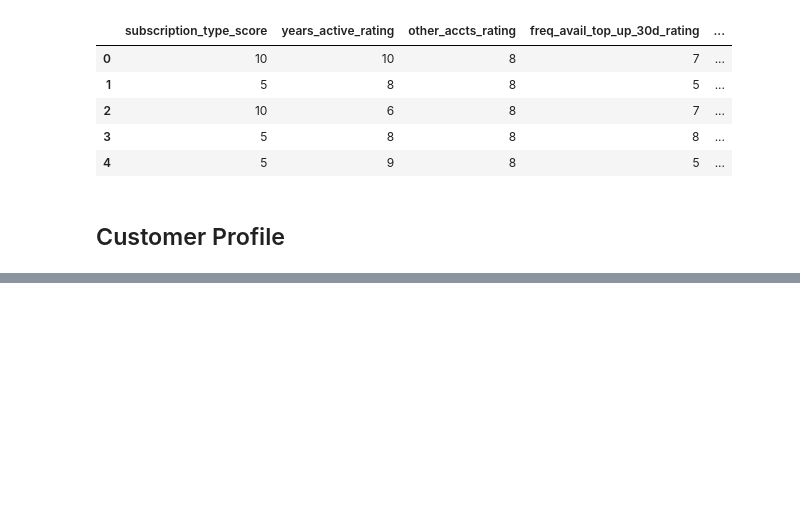
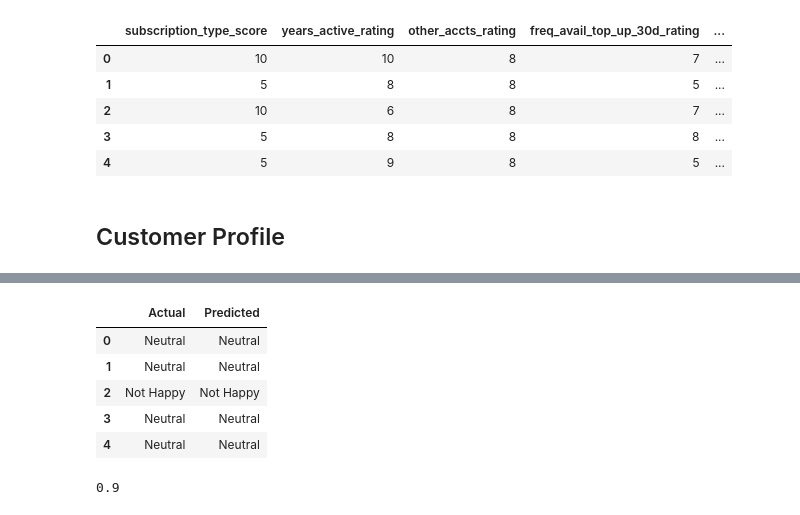
Before and after one commit to rjPajaro/Pattern-Recognition-Projects, a Jupyter notebook: customer-happiness-index/chi-program.ipynb, the cells around one changed output, grey strips where cells are left out. Drawn from its saved outputs; the diff is of its cells as text; code cells hidden in the pictures; blank space fills up the shorter version.

```diff
--- a/customer-happiness-index/chi-program.ipynb
+++ b/customer-happiness-index/chi-program.ipynb
@@ -196,0 +303,10 @@ cp.head()
+# %%
+conditions = [
+    (cp['customer_profile'] >= 91) & (cp['customer_profile'] <= 100),
+    (cp['customer_profile'] >= 75) & (cp['customer_profile'] <= 90),
+    (cp['customer_profile'] >= 60) & (cp['customer_profile'] <= 74),
+    (cp['customer_profile'] >= 50) & (cp['customer_profile'] <= 59),
+    (cp['customer_profile'] < 50)
+]
+values = ['Very Happy','Happy','Neutral','Not Happy','Not Very Happy']
+cp['customer_happiness_index'] = np.select(conditions,values)
@@ -196,0 +324,11 @@ cp.head()
+# %%
+x = cp.loc[:,'user_profile':'customer_support_engagement_profile']
+y = cp.loc[:,'customer_happiness_index']
+# %%
+from sklearn.linear_model import LogisticRegression
+from sklearn.model_selection import train_test_split
+
+x_train, x_test, y_train, y_test = train_test_split(x, y, test_size=0.2, random_state=0)
+
+model = LogisticRegression(random_state=0, max_iter=330)
+model.fit(x_train, y_train)
@@ -196,0 +344,16 @@ cp.head()
+# %%
+pred = model.predict(x_test)
+
+test_comparison = pd.DataFrame({'Actual':y_test,'Predicted':pred}).reset_index(drop=True)
+test_comparison.head()
+# %% [output]
+|  | Actual | Predicted |
+| 0 | Neutral | Neutral |
+| 1 | Neutral | Neutral |
+| 2 | Not Happy | Not Happy |
+| 3 | Neutral | Neutral |
+| 4 | Neutral | Neutral |
+# %%
+model.score(x_test, y_test)
+# %% [output]
+0.9
```
Also changed, not shown: parts of 16 cells of this notebook.
